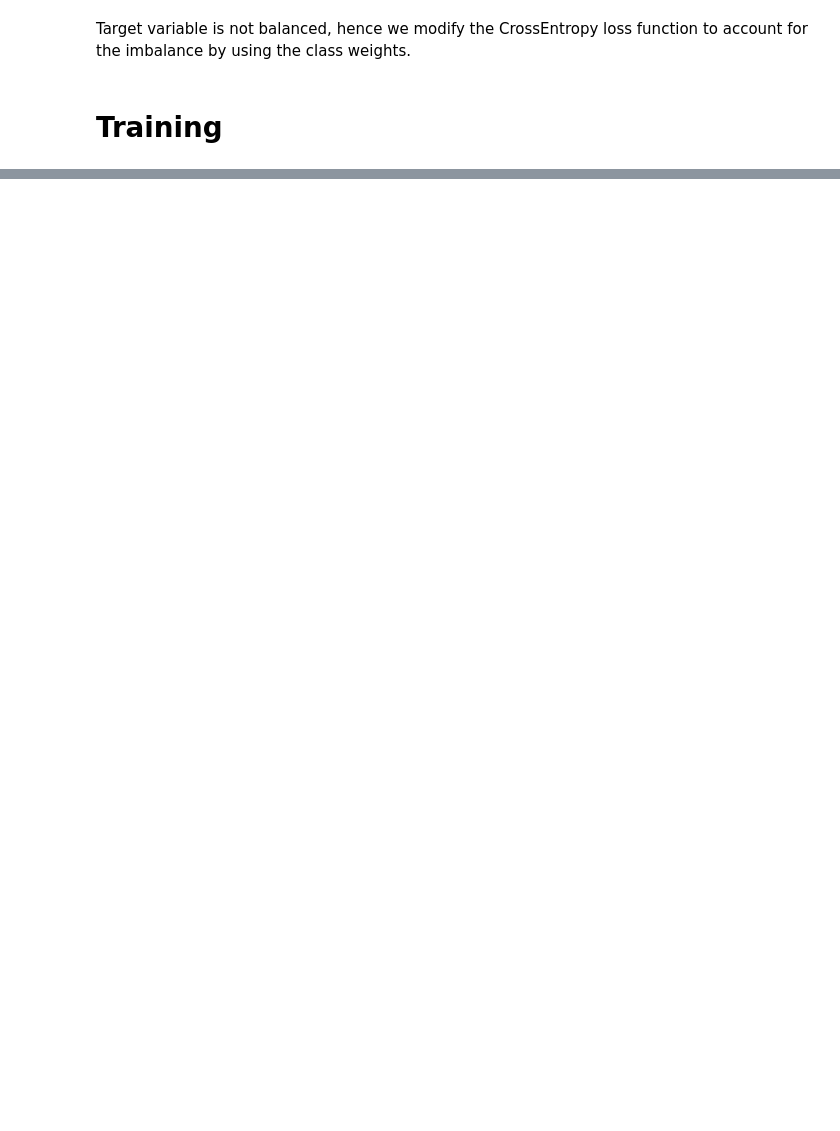
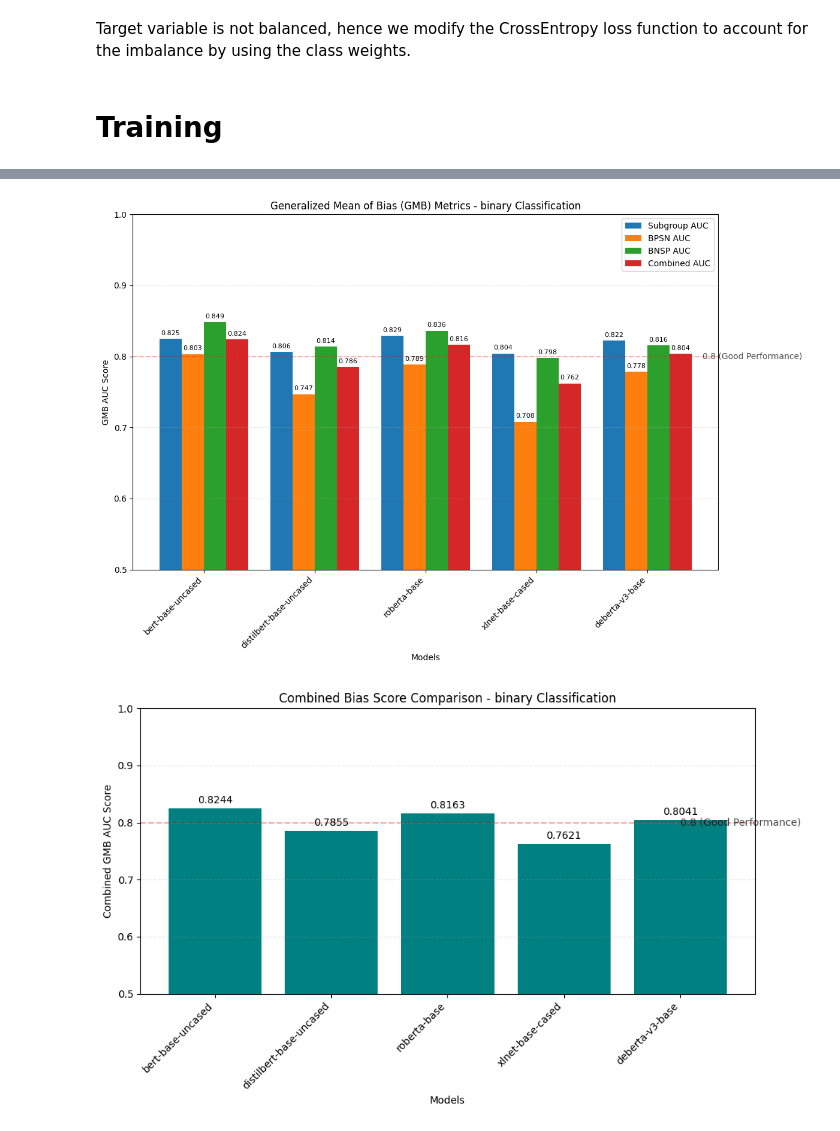
Before and after one commit to jamesalv/HateSpeechDetection-ICCSCI, a Jupyter notebook: main.ipynb, the cells around one changed output, grey strips where cells are left out. Saved outputs shown, nothing was run; the diff lists cells and outputs as text; code cells hidden in the pictures; blank space fills up the shorter version.

```diff
--- a/main.ipynb
+++ b/main.ipynb
@@ -67,9 +76,17 @@ comparison_results = run_model_comparison(
     models_to_compare,
     data_3class,
     data_2class,
-    batch_size=BATCH_SIZE,
-    epochs=EPOCHS,
-    auto_weighted=True
+    batch_size=16,
+    epochs=5,
+    auto_weighted=True,
+    hidden_dropout_prob=0.1,
+    attention_probs_dropout_prob=0.2,
+    classifier_dropout=0.3,
+    custom_classifier_head=True,
+    weight_decay=0.1,
+    patience=2,
+    min_delta=0.001,
+    monitor='val_loss',
 )
 # %% [output]
 Running model comparison...
@@ -427,0 +343,7 @@ offensive: 0.7343
+# %%
+# Plot GMB metrics
+plot_gmb_metrics(comparison_results, task_type='binary')
+plot_gmb_metrics(comparison_results, task_type='3class')
+# %% [output]
+[figure, added]
+[figure, added]
```
Also changed, not shown: parts of 21 cells of this notebook.
